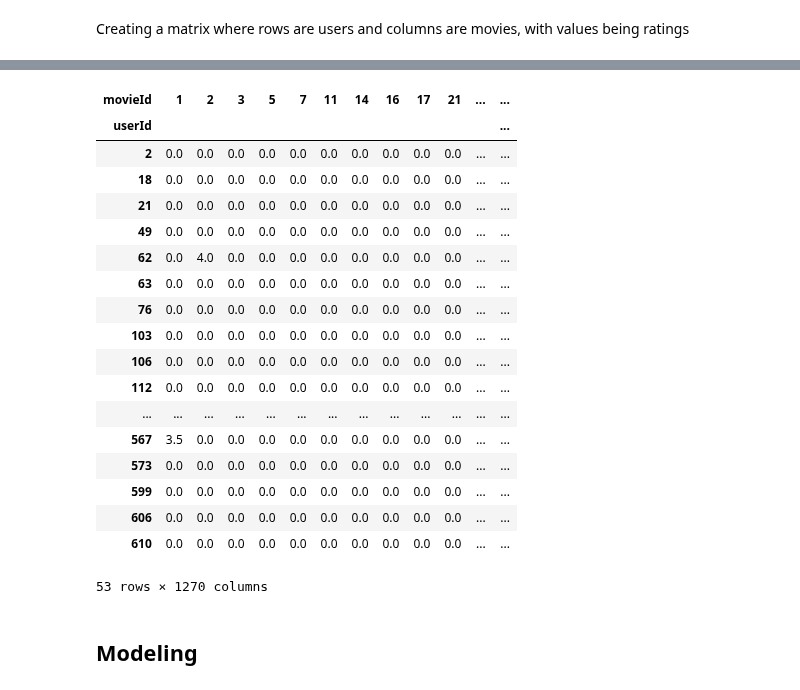
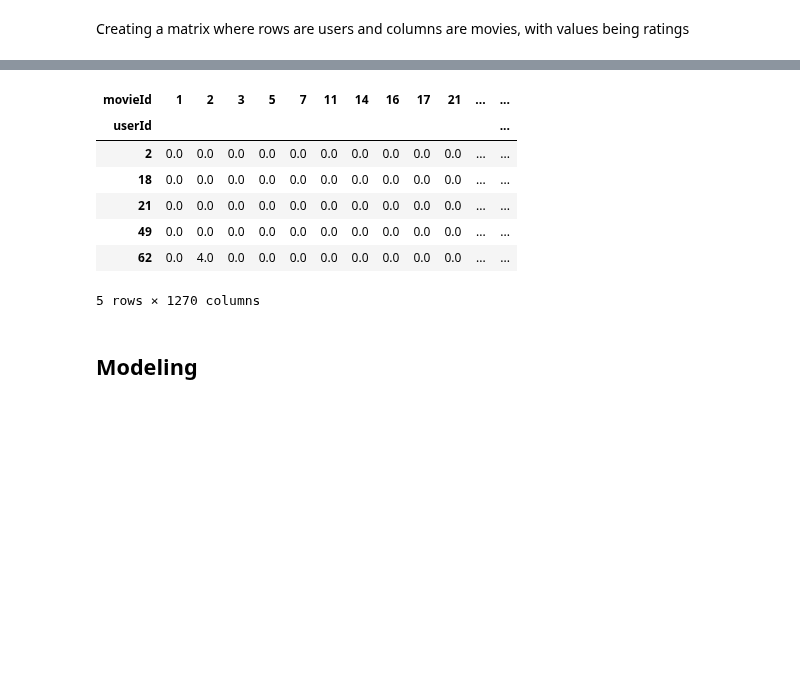
Before and after one commit to ruth-kitasi/Movielens-Recommendation-System, a Jupyter notebook: work_folder/Agatha.ipynb, the cells around one changed output, grey strips where cells are left out. Saved outputs shown, nothing was run; the diff lists cells and outputs as text; code cells hidden in the pictures; blank space fills up the shorter version.

```diff
--- a/work_folder/Agatha.ipynb
+++ b/work_folder/Agatha.ipynb
@@ -384,27 +373,16 @@ user_item_matrix
 # %%
 #Fill remaining NaN(missing ) values with a chosen value(0)
 user_item_matrix = user_item_matrix.fillna(0, axis=1)
-user_item_matrix
+user_item_matrix.head()
 # %% [output]
 | movieId | 1 | 2 | 3 | 5 | 7 | 11 | 14 | 16 | 17 | 21 | ... | ... |
 | userId |  |  |  |  |  |  |  |  |  |  |  | ... |
 | 2 | 0.0 | 0.0 | 0.0 | 0.0 | 0.0 | 0.0 | 0.0 | 0.0 | 0.0 | 0.0 | ... | ... |
 | 18 | 0.0 | 0.0 | 0.0 | 0.0 | 0.0 | 0.0 | 0.0 | 0.0 | 0.0 | 0.0 | ... | ... |
 | 21 | 0.0 | 0.0 | 0.0 | 0.0 | 0.0 | 0.0 | 0.0 | 0.0 | 0.0 | 0.0 | ... | ... |
 | 49 | 0.0 | 0.0 | 0.0 | 0.0 | 0.0 | 0.0 | 0.0 | 0.0 | 0.0 | 0.0 | ... | ... |
 | 62 | 0.0 | 4.0 | 0.0 | 0.0 | 0.0 | 0.0 | 0.0 | 0.0 | 0.0 | 0.0 | ... | ... |
-| 63 | 0.0 | 0.0 | 0.0 | 0.0 | 0.0 | 0.0 | 0.0 | 0.0 | 0.0 | 0.0 | ... | ... |
-| 76 | 0.0 | 0.0 | 0.0 | 0.0 | 0.0 | 0.0 | 0.0 | 0.0 | 0.0 | 0.0 | ... | ... |
-| 103 | 0.0 | 0.0 | 0.0 | 0.0 | 0.0 | 0.0 | 0.0 | 0.0 | 0.0 | 0.0 | ... | ... |
-| 106 | 0.0 | 0.0 | 0.0 | 0.0 | 0.0 | 0.0 | 0.0 | 0.0 | 0.0 | 0.0 | ... | ... |
-| 112 | 0.0 | 0.0 | 0.0 | 0.0 | 0.0 | 0.0 | 0.0 | 0.0 | 0.0 | 0.0 | ... | ... |
-| ... | ... | ... | ... | ... | ... | ... | ... | ... | ... | ... | ... | ... |
-| 567 | 3.5 | 0.0 | 0.0 | 0.0 | 0.0 | 0.0 | 0.0 | 0.0 | 0.0 | 0.0 | ... | ... |
-| 573 | 0.0 | 0.0 | 0.0 | 0.0 | 0.0 | 0.0 | 0.0 | 0.0 | 0.0 | 0.0 | ... | ... |
-| 599 | 0.0 | 0.0 | 0.0 | 0.0 | 0.0 | 0.0 | 0.0 | 0.0 | 0.0 | 0.0 | ... | ... |
-| 606 | 0.0 | 0.0 | 0.0 | 0.0 | 0.0 | 0.0 | 0.0 | 0.0 | 0.0 | 0.0 | ... | ... |
-| 610 | 0.0 | 0.0 | 0.0 | 0.0 | 0.0 | 0.0 | 0.0 | 0.0 | 0.0 | 0.0 | ... | ... |
-53 rows × 1270 columns
+5 rows × 1270 columns
 # %% [markdown]
 ## Modeling
 # %% [markdown]
```
Also changed, not shown: parts of 11 cells of this notebook.
